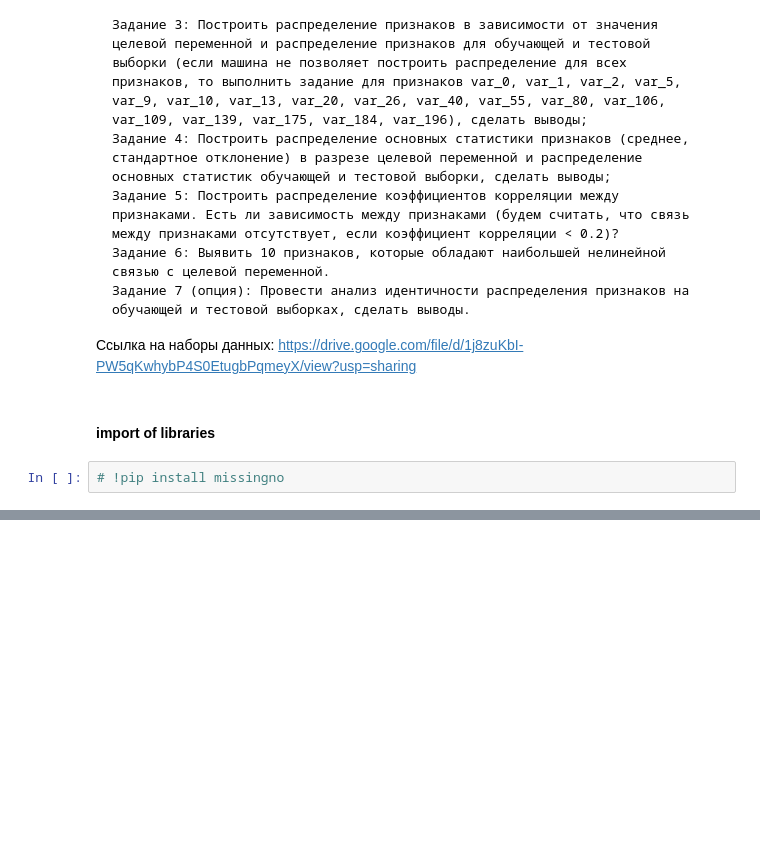
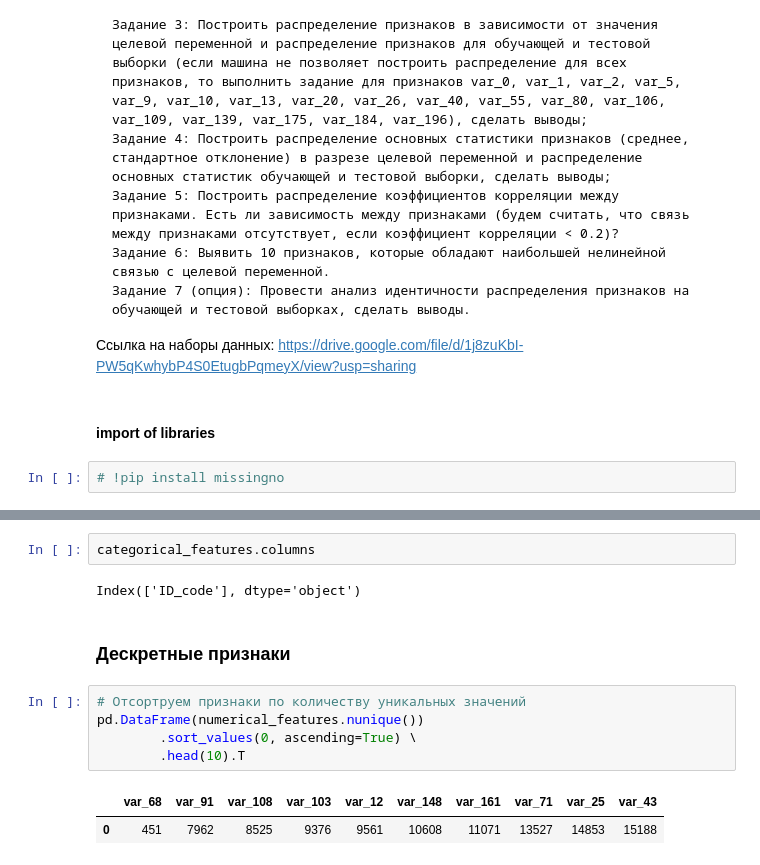
Before and after one commit to koryagin2006/GB_course_Sports_data_analysis, a Jupyter notebook: HW_1 Exploration Data Analysis.ipynb, the cells around one changed output, grey strips where cells are left out. Cells and saved outputs as stored; diff of their text form; blank space fills up the shorter version.

```diff
--- a/HW_1 Exploration Data Analysis.ipynb
+++ b/HW_1 Exploration Data Analysis.ipynb
@@ -46,0 +74,14 @@ test = pd.read_csv('./data/assignment1_data/test.csv')
+# %%
+categorical_features.columns
+# %% [output]
+Index(['ID_code'], dtype='object')
+# %% [markdown]
+### Дескретные признаки
+# %%
+# Отсортруем признаки по количеству уникальных значений
+pd.DataFrame(numerical_features.nunique())
+        .sort_values(0, ascending=True) \
+        .head(10).T
+# %% [output]
+|  | var_68 | var_91 | var_108 | var_103 | var_12 | var_148 | var_161 | var_71 | var_25 | var_43 |
+| 0 | 451 | 7962 | 8525 | 9376 | 9561 | 10608 | 11071 | 13527 | 14853 | 15188 |
```
Also changed, not shown: parts of 19 cells of this notebook.
